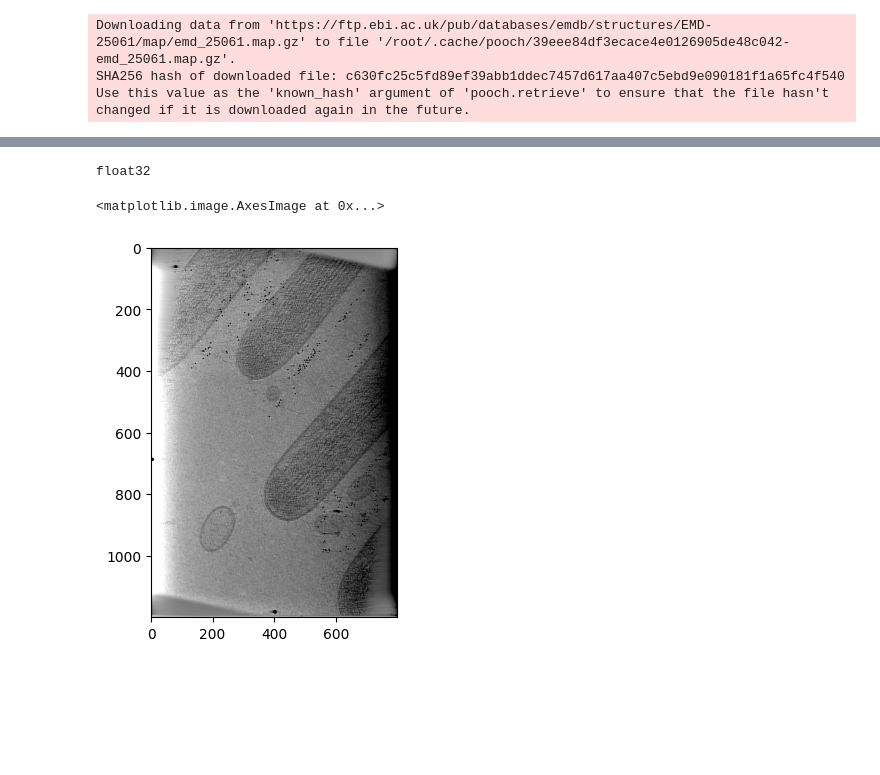
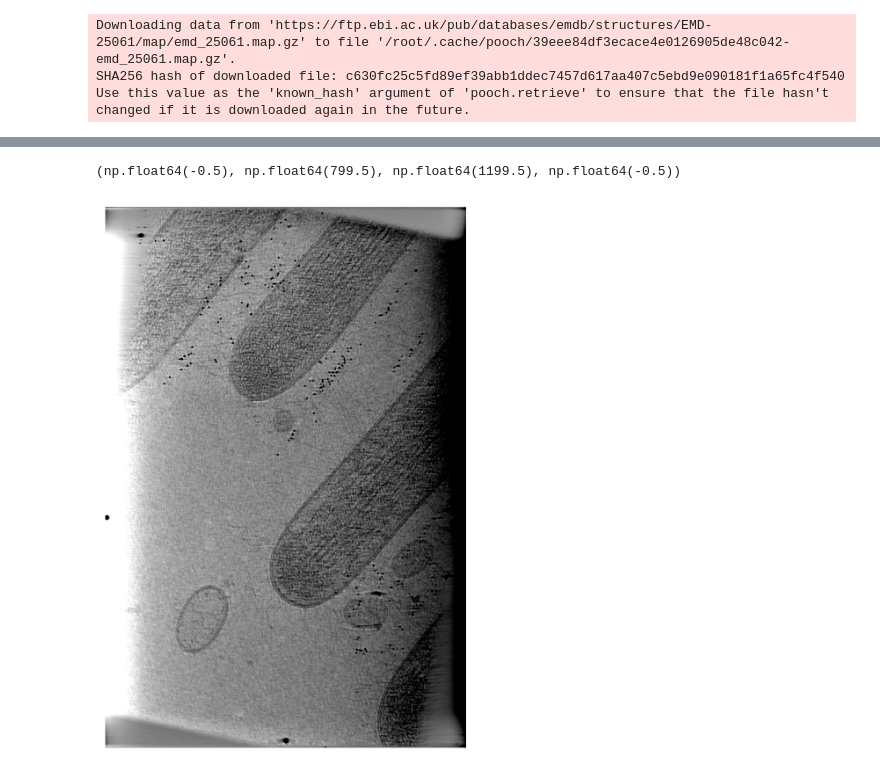
Before and after one commit to jojoelfe/torch-power-weighted-projection, a Jupyter notebook: examples/prototype.ipynb, the cells around one changed output, grey strips where cells are left out. Drawn from its saved outputs; the diff is of its cells as text; code cells hidden in the pictures; blank space fills up the shorter version.

```diff
--- a/examples/prototype.ipynb
+++ b/examples/prototype.ipynb
@@ -159,13 +149,15 @@ plt.imshow(np.mean(volume_data, axis=0), cmap='gray', vmin=50, vmax=75)
 # %%
 volume_data -= volume_data.mean()
-volume_data /= 100
+volume_data /= volume_data.std()
 # %%
-proj_straight = power_projection_raycast_gpu(volume_data, euler_angles=(0,0, 0), p=-5,
-        num_samples=800, chunk_size=4,output_size=(1200,800))
-    # Normalize the data to 0-255 range for PNG
-print(proj_straight.dtype)
-plt.imshow(proj_straight, cmap='gray',vmin=-0.1, vmax=0.1)
+i = 0
+fig = plt.figure(figsize=(12, 8))
+
+proj_straight = power_projection_raycast_gpu(volume_data, euler_angles=(0,i*0.002, 0), p=-5,
+            num_samples=800, chunk_size=4,output_size=(1200,800))
+plt.clf()  # Clear the figure to avoid overlapping frames
+plt.imshow(proj_straight, cmap='gray', vmin=-1, vmax=1)
+plt.axis('off')  # Remove axes for cleaner video
 # %% [output]
-float32
+(np.float64(-0.5), np.float64(799.5), np.float64(1199.5), np.float64(-0.5))
-<matplotlib.image.AxesImage at 0x...>
-[figure, old version]
+[figure, new version]
```
Also changed, not shown: parts of 8 cells of this notebook, 5 other files.
